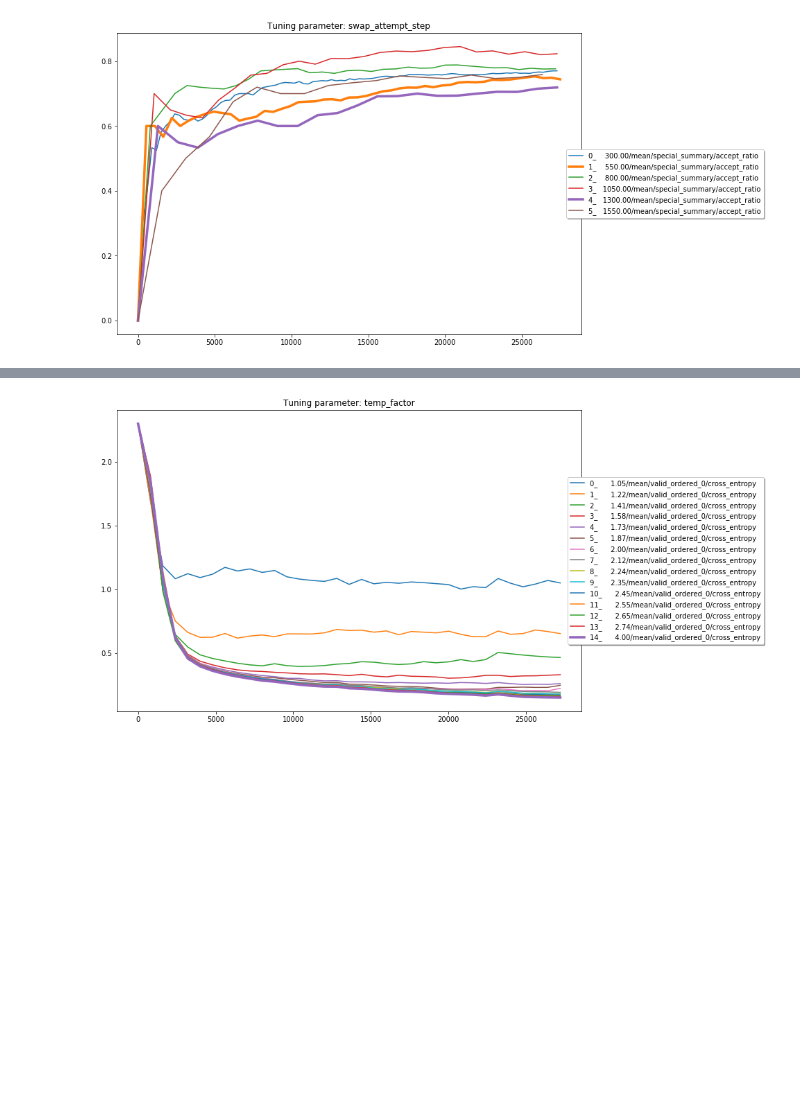
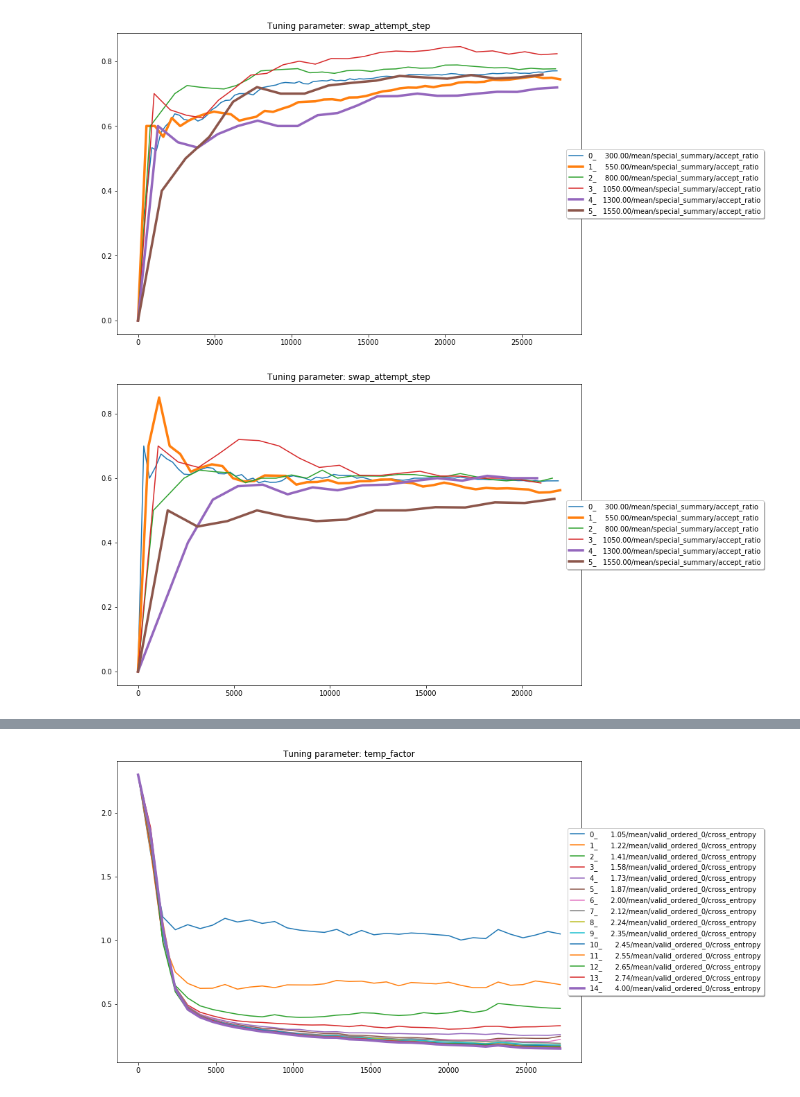
Before and after one commit to madrixx/deep_tempering, a Jupyter notebook: Plot.ipynb, the cells around one changed output, grey strips where cells are left out. Drawn from its saved outputs; the diff is of its cells as text; code cells hidden in the pictures; blank space fills up the shorter version.

Commit message:
new plots

```diff
--- a/Plot.ipynb
+++ b/Plot.ipynb
@@ -11,4 +11,6 @@ reload(s_utils)
 #files = [f for f in os.listdir('simulation/summaries/compressed/') if 'swap_step' in f]
 #files = [f for f in os.listdir('simulation/summaries/') if 'compressed' not in f]
 files = [f for f in os.listdir('simulation/summaries/compressed/') if 'cnn' in f and 'swap_step' in f]
-mese = s_utils.MultiExperimentSummaryExtractor(files)
+me_cnn = s_utils.MultiExperimentSummaryExtractor(files)
+files = [f for f in os.listdir('simulation/summaries/compressed/') if 'cnn' not in f and 'swap_step' in f]
+me_nn = s_utils.MultiExperimentSummaryExtractor(files)
@@ -33,7 +32,9 @@ fig = mese.plot(['ordered_0', 'cross', 'test'], mark_lines=[1300, 1550])
 # %%
 """average accept ratio from 10 simulation each."""
-fig = mese.plot(['accept_ratio'],match='exact', mark_lines=[550, 1300])
+fig = me_cnn.plot(['accept_ratio'],match='exact', mark_lines=[550, 1300, 1550])
+fig = me_nn.plot(['accept_ratio'],match='exact', mark_lines=[550, 1300, 1550])
 # %% [output]
-[figure, old version]
+[figure, new version]
+[figure, added]
 # %%
 """Accept ratio for each replica for step 550 from 10 simulations"""
```
Also changed, not shown: parts of 27 cells of this notebook.
